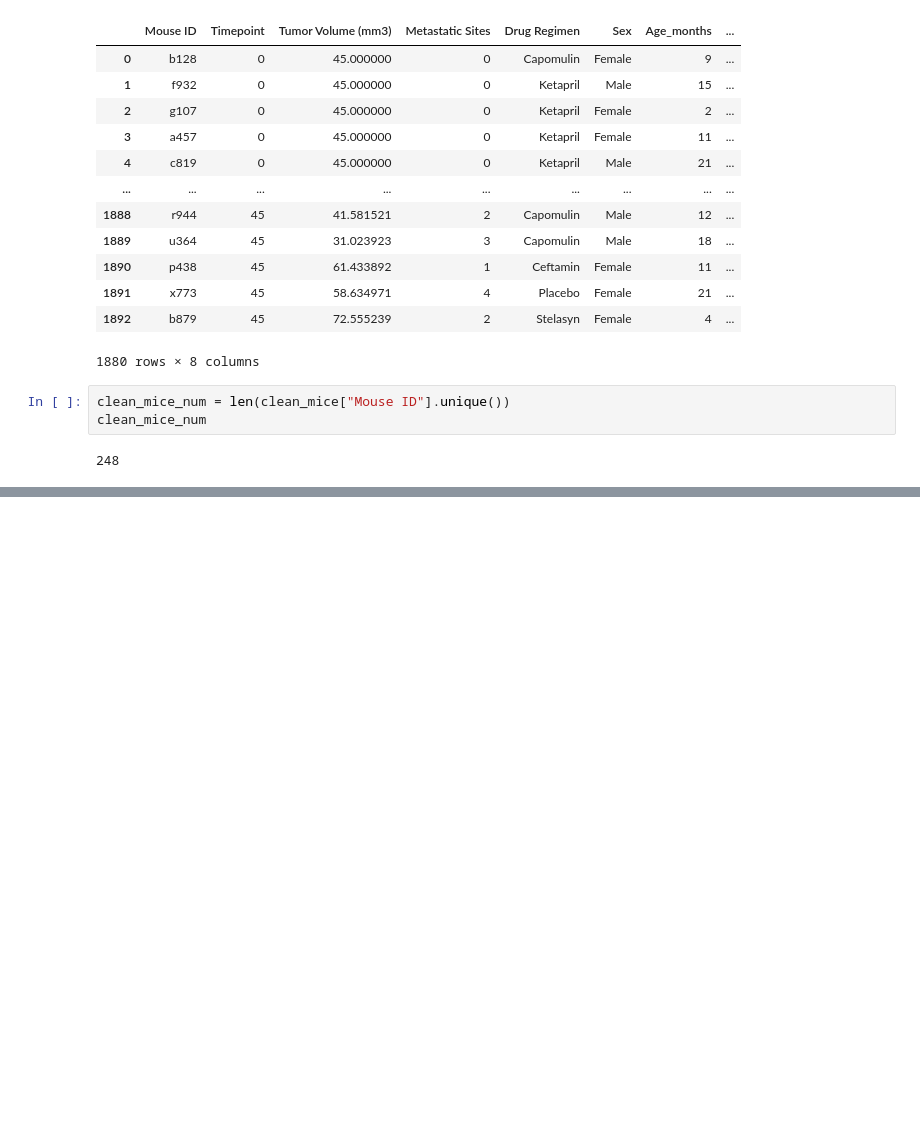
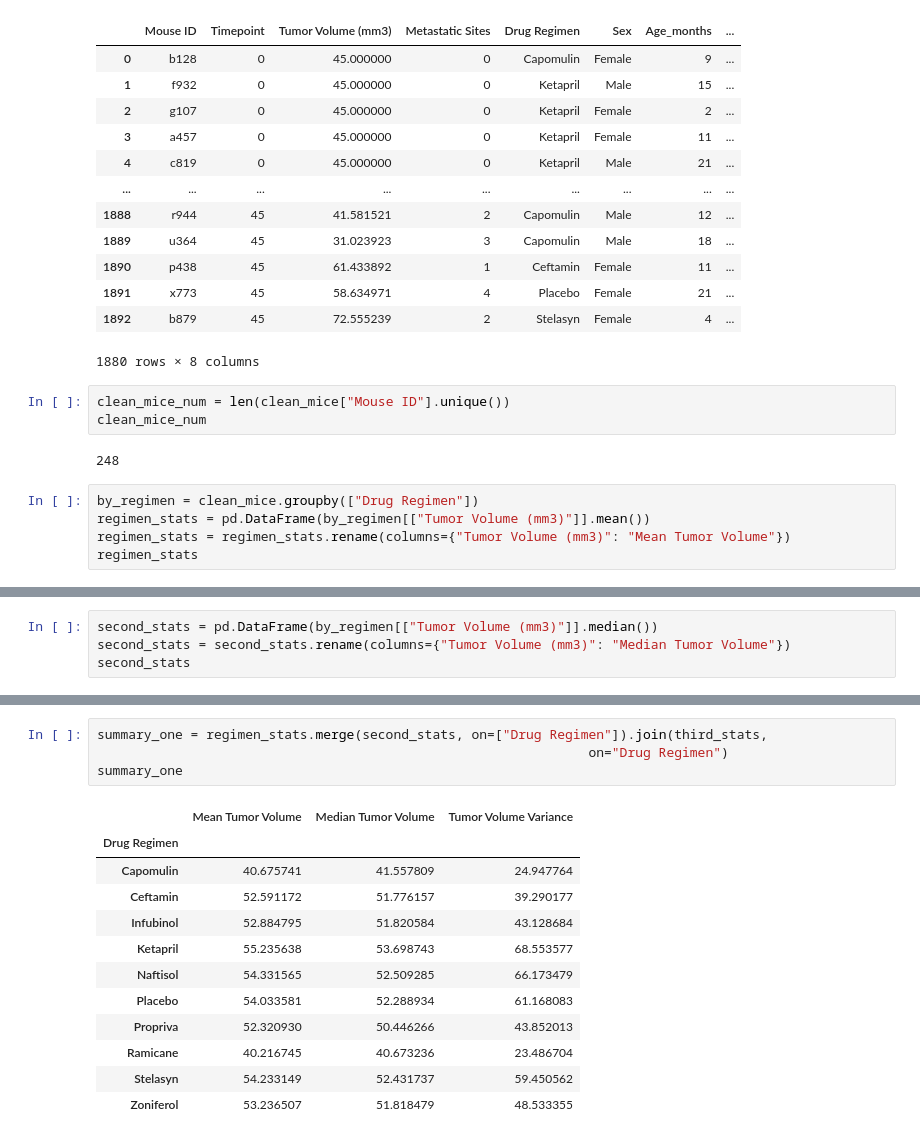
Before and after one commit to Cookees81/pymaceuticals-challenge, a Jupyter notebook: my_pymaceuticals.ipynb, the cells around one changed output, grey strips where cells are left out. Drawn from its saved outputs; the diff is of its cells as text; blank space fills up the shorter version.

```diff
--- a/my_pymaceuticals.ipynb
+++ b/my_pymaceuticals.ipynb
@@ -79,3 +80,8 @@ clean_mice_num = len(clean_mice["Mouse ID"].unique())
 clean_mice_num
 # %% [output]
 248
+# %%
+by_regimen = clean_mice.groupby(["Drug Regimen"])
+regimen_stats = pd.DataFrame(by_regimen[["Tumor Volume (mm3)"]].mean())
+regimen_stats = regimen_stats.rename(columns={"Tumor Volume (mm3)": "Mean Tumor Volume"})
+regimen_stats
@@ -81,0 +101,4 @@ clean_mice_num
+# %%
+second_stats = pd.DataFrame(by_regimen[["Tumor Volume (mm3)"]].median())
+second_stats = second_stats.rename(columns={"Tumor Volume (mm3)": "Median Tumor Volume"})
+second_stats
@@ -81,0 +169,17 @@ clean_mice_num
+# %%
+summary_one = regimen_stats.merge(second_stats, on=["Drug Regimen"]).join(third_stats,
+                                                               on="Drug Regimen")
+summary_one
+# %% [output]
+|  | Mean Tumor Volume | Median Tumor Volume | Tumor Volume Variance |
+| Drug Regimen |  |  |  |
+| Capomulin | 40.675741 | 41.557809 | 24.947764 |
+| Ceftamin | 52.591172 | 51.776157 | 39.290177 |
+| Infubinol | 52.884795 | 51.820584 | 43.128684 |
+| Ketapril | 55.235638 | 53.698743 | 68.553577 |
+| Naftisol | 54.331565 | 52.509285 | 66.173479 |
+| Placebo | 54.033581 | 52.288934 | 61.168083 |
+| Propriva | 52.320930 | 50.446266 | 43.852013 |
+| Ramicane | 40.216745 | 40.673236 | 23.486704 |
+| Stelasyn | 54.233149 | 52.431737 | 59.450562 |
+| Zoniferol | 53.236507 | 51.818479 | 48.533355 |
```
Also changed, not shown: parts of 7 cells of this notebook.
